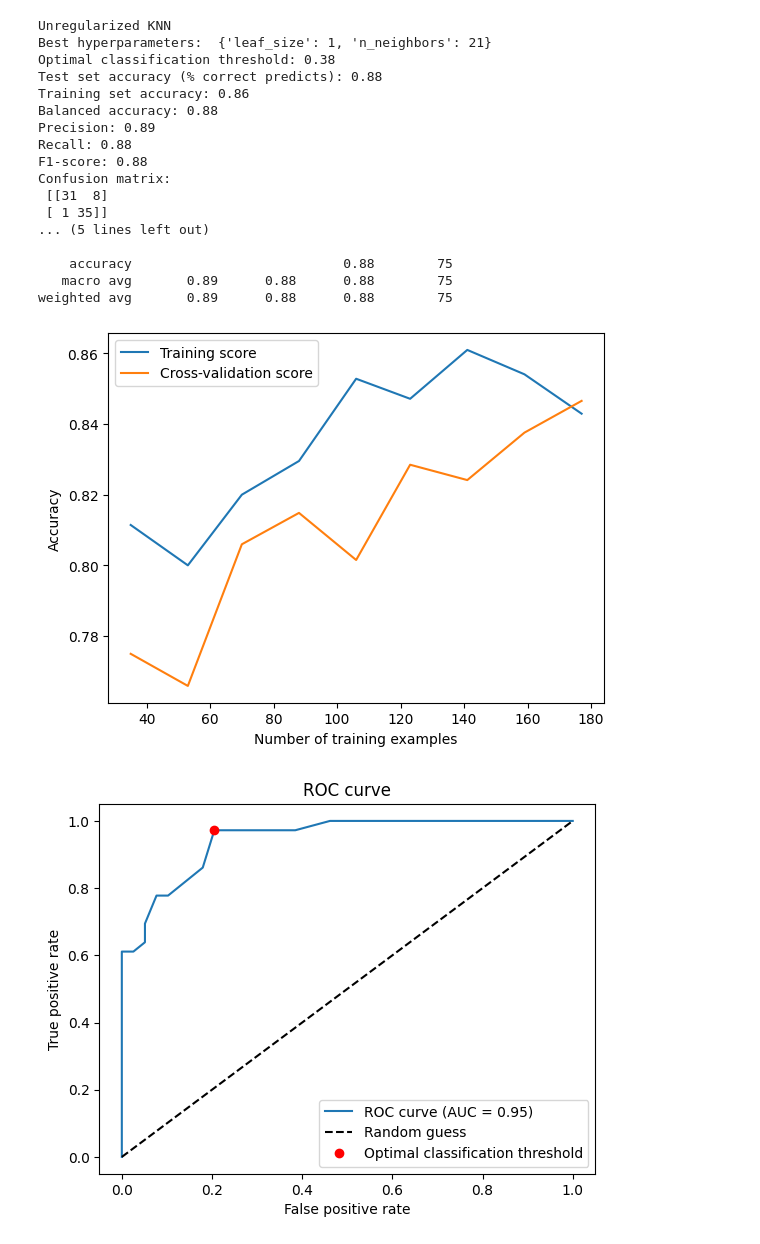
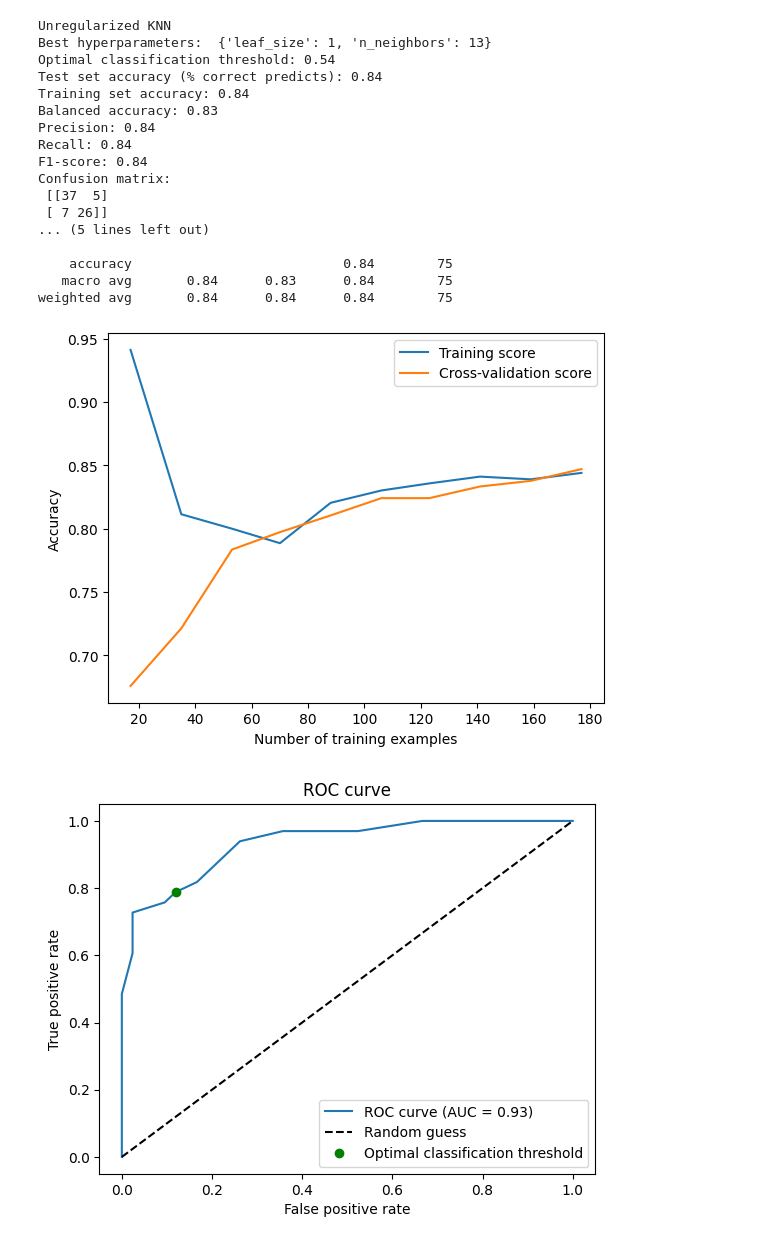
Before and after one commit to icbaptista/heart-disease-prediction-with-ML, a Jupyter notebook: knn.ipynb, the cells around one changed output. Saved outputs shown, nothing was run; the diff lists cells and outputs as text; code cells hidden in the pictures.

```diff
--- a/knn.ipynb
+++ b/knn.ipynb
@@ -35,9 +35,20 @@ myNames = ["age", # column 1
         "diagnosis"] # col 14
 assert len(myNames) == 14
 
-data=pd.read_csv("data/processed.cleveland.data", sep=',', names=myNames, na_values=["?", '?'])
-data = data.dropna() # Drop rows with missing data
+data = pd.read_csv("data/processed.cleveland.data", sep=',', names=myNames, na_values=["?", '?'])
 data.iloc[:, -1] = data.iloc[:, -1].clip(0, 1) # clip last column (output) between 0 and 1, both inclusive
+
+# Feature selection
+data = data.drop("fastingBloodSugar", axis=1)
+myNames.remove("fastingBloodSugar")
+data = data.drop("restingEcg", axis=1)
+myNames.remove("restingEcg")
+data = data.drop("serumCholesterol", axis=1)
+myNames.remove("serumCholesterol")
+data = data.drop("stSlope", axis=1)
+myNames.remove("stSlope")
+
+data = data.dropna().reset_index(drop=True)
 
 # Convert all columns to float
 for name in myNames:
@@ -97,11 +122,0 @@ def printResults(model, y_test, y_pred):
-# %%
-X_train, X_test, y_train, y_test = train_test_split(data.drop("diagnosis", axis=1),
-                                                data["diagnosis"],
-                                                test_size=0.25,
-                                                random_state=3)
-
-scaler = StandardScaler()
-X_train_scaled = scaler.fit_transform(X_train)
-X_train_scaled = pd.DataFrame(X_train_scaled, columns=X_train.columns)
-X_test_scaled = scaler.transform(X_test)
-X_test_scaled = pd.DataFrame(X_test_scaled, columns=X_test.columns)
@@ -140,6 +175,8 @@ y_pred = (y_prob >= thresholds[idx]).astype(int)
 
 print('Optimal classification threshold:', round(thresholds[idx], 2))
 
+printResults(knn_unreg, y_test, y_pred)
+
 train_sizes, train_scores, test_scores = learning_curve(
     estimator=knn_unreg,
     X=X_train_scaled,
@@ -149,56 +186,54 @@ train_sizes, train_scores, test_scores = learning_curve(
     scoring="accuracy",
     n_jobs=-1
 )
-
-printResults(knn_unreg, y_test, y_pred)
 
 # Calculate means and standard deviations for training and test scores
 train_mean = np.mean(train_scores, axis=1)
 train_std = np.std(train_scores, axis=1)
 test_mean = np.mean(test_scores, axis=1)
 test_std = np.std(test_scores, axis=1)
 
 # Plot learning curve
 plt.plot(train_sizes, train_mean, label="Training score")
 #plt.fill_between(train_sizes, train_mean - train_std, train_mean + train_std, alpha=0.1)
 plt.plot(train_sizes, test_mean, label="Cross-validation score")
 #plt.fill_between(train_sizes, test_mean - test_std, test_mean + test_std, alpha=0.1)
 plt.xlabel("Number of training examples")
 plt.ylabel("Accuracy")
 plt.legend()
 plt.show()
 
 # Compute AUC
 roc_auc = auc(fpr, tpr)
 # Plot ROC curve
 plt.plot(fpr, tpr, label='ROC curve (AUC = {:.2f})'.format(roc_auc))
 plt.plot([0, 1], [0, 1], 'k--', label='Random guess')
-plt.plot(fpr[idx], tpr[idx], 'ro', label='Optimal classification threshold')
+plt.plot(fpr[idx], tpr[idx], 'go', label='Optimal classification threshold')
 plt.xlabel('False positive rate')
 plt.ylabel('True positive rate')
 plt.title('ROC curve')
 plt.legend()
 plt.show()
 # %% [output]
 Unregularized KNN
-Best hyperparameters:  {'leaf_size': 1, 'n_neighbors': 21}
-Optimal classification threshold: 0.38
-Test set accuracy (% correct predicts): 0.88
-Training set accuracy: 0.86
-Balanced accuracy: 0.88
-Precision: 0.89
-Recall: 0.88
-F1-score: 0.88
+Best hyperparameters:  {'leaf_size': 1, 'n_neighbors': 13}
+Optimal classification threshold: 0.54
+Test set accuracy (% correct predicts): 0.84
+Training set accuracy: 0.84
+Balanced accuracy: 0.83
+Precision: 0.84
+Recall: 0.84
+F1-score: 0.84
 Confusion matrix:
- [[31  8]
- [ 1 35]]
+ [[37  5]
+ [ 7 26]]
 ... (5 lines left out)
 
-    accuracy                           0.88        75
-   macro avg       0.89      0.88      0.88        75
-weighted avg       0.89      0.88      0.88        75
+    accuracy                           0.84        75
+   macro avg       0.84      0.83      0.84        75
+weighted avg       0.84      0.84      0.84        75
-[figure, old version]
+[figure, new version]
-[figure, old version]
+[figure, new version]
 # %%
 # Regularized KNN
 
```
Also changed, not shown: parts of 4 cells of this notebook, 2 other files.
